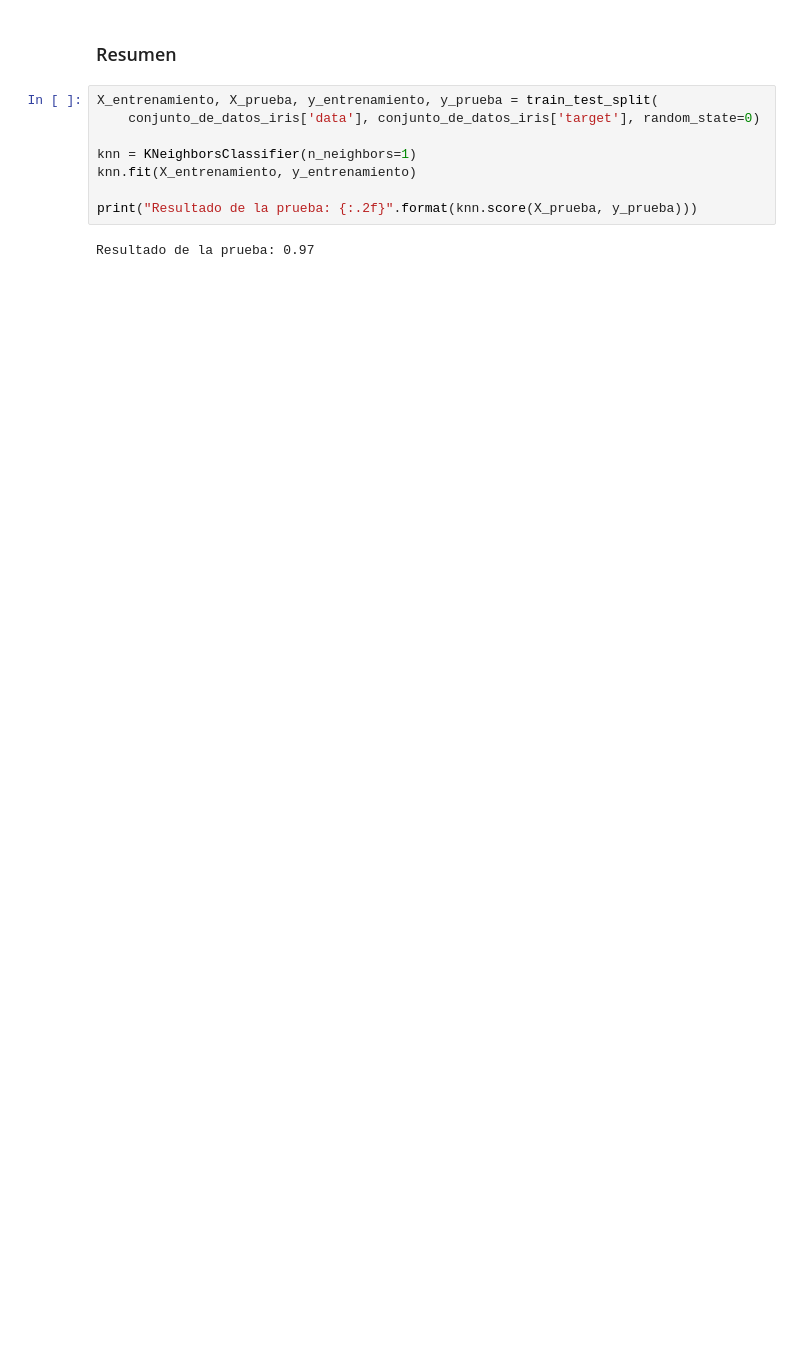
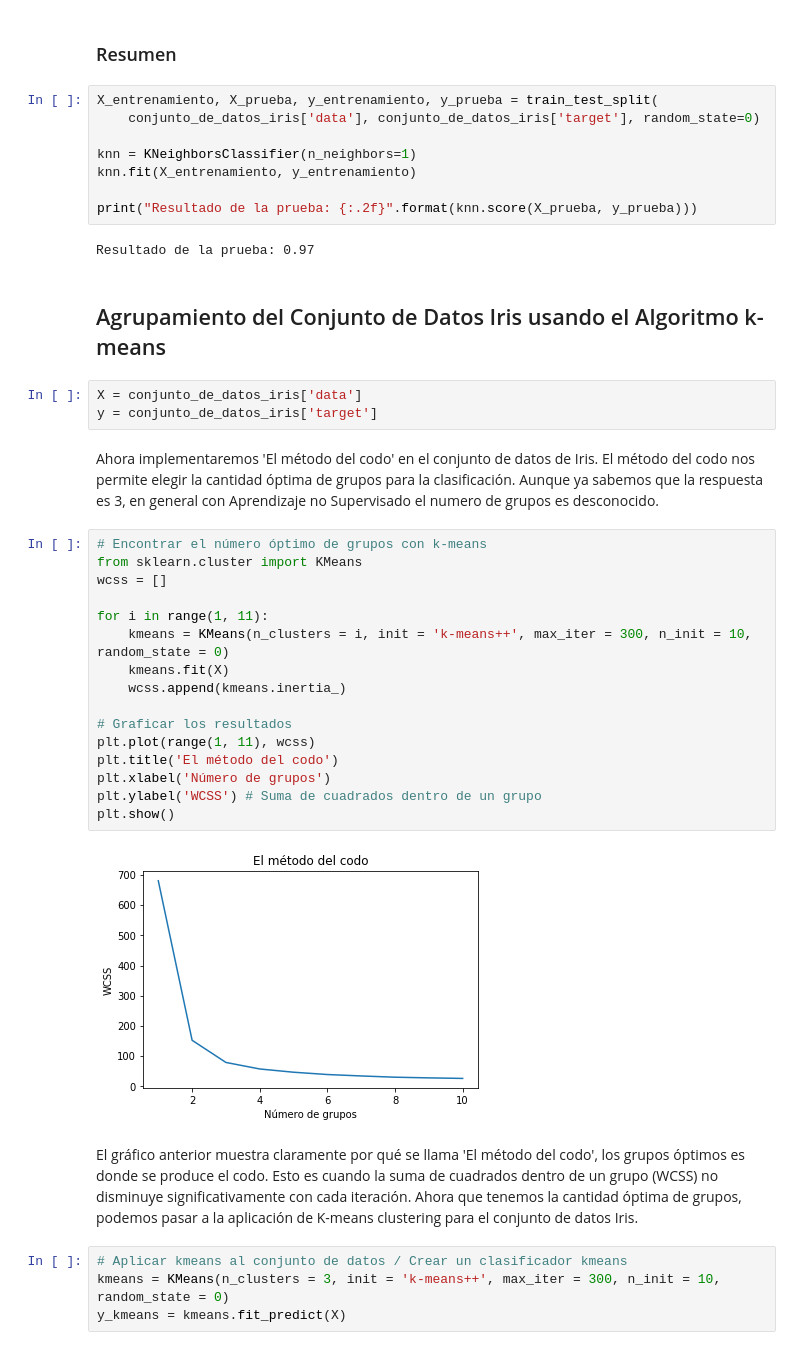
Before and after one commit to wladrod/Python_Ciencias_Datos, a Jupyter notebook: Notebooks/06-TutorialSklearn.ipynb, the cells around one changed output. Cells and saved outputs as stored; diff of their text form; blank space fills up the shorter version.

```diff
--- a/Notebooks/06-TutorialSklearn.ipynb
+++ b/Notebooks/06-TutorialSklearn.ipynb
@@ -255,3 +277,34 @@ knn.fit(X_entrenamiento, y_entrenamiento)
 print("Resultado de la prueba: {:.2f}".format(knn.score(X_prueba, y_prueba)))
 # %% [output]
 Resultado de la prueba: 0.97
+# %% [markdown]
+## Agrupamiento del Conjunto de Datos Iris usando el Algoritmo k-means
+# %%
+X = conjunto_de_datos_iris['data']
+y = conjunto_de_datos_iris['target']
+# %% [markdown]
+Ahora implementaremos 'El método del codo' en el conjunto de datos de Iris. El método del codo nos permite elegir la cantidad óptima de grupos para la clasificación. Aunque ya sabemos que la respuesta es 3, en general con Aprendizaje no Supervisado el numero de grupos es desconocido.
+# %%
+# Encontrar el número óptimo de grupos con k-means
+from sklearn.cluster import KMeans
+wcss = []
+
+for i in range(1, 11):
+    kmeans = KMeans(n_clusters = i, init = 'k-means++', max_iter = 300, n_init = 10, random_state = 0)
+    kmeans.fit(X)
+    wcss.append(kmeans.inertia_)
+
+# Graficar los resultados
+plt.plot(range(1, 11), wcss)
+plt.title('El método del codo')
+plt.xlabel('Número de grupos')
+plt.ylabel('WCSS') # Suma de cuadrados dentro de un grupo
+plt.show()
+# %% [output]
+[figure, added]
+# %% [markdown]
+El gráfico anterior muestra claramente por qué se llama 'El método del codo', los grupos óptimos es donde se produce el codo. Esto es cuando la suma de cuadrados dentro de un grupo (WCSS) no disminuye significativamente con cada iteración. Ahora que tenemos la cantidad óptima de grupos, podemos pasar a la aplicación de K-means clustering para el conjunto de datos Iris.
+# %%
+# Aplicar kmeans al conjunto de datos / Crear un clasificador kmeans
+kmeans = KMeans(n_clusters = 3, init = 'k-means++', max_iter = 300, n_init = 10, random_state = 0)
+y_kmeans = kmeans.fit_predict(X)
```
Also changed, not shown: parts of 7 cells of this notebook, 2 other files.
